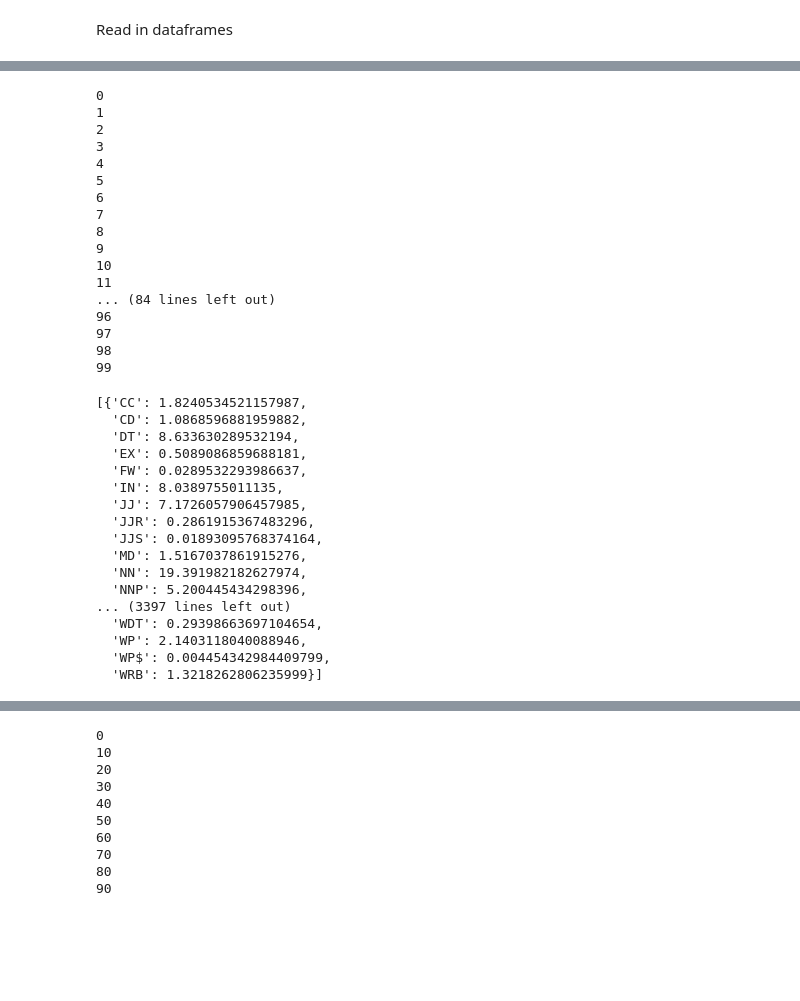
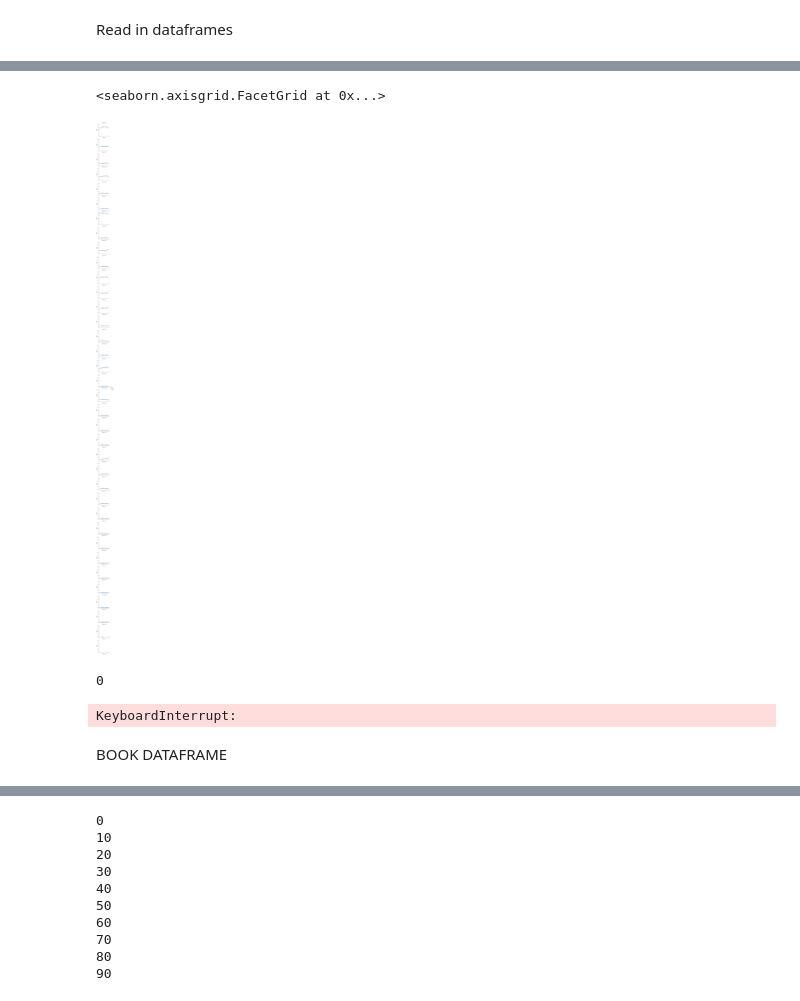
Before and after one commit to jgdenby/content-analysis-2018, a Jupyter notebook: ChildBookProject/FinalProj.ipynb, the cells around one changed output, grey strips where cells are left out. Drawn from its saved outputs; the diff is of its cells as text; code cells hidden in the pictures; blank space fills up the shorter version.

```diff
--- a/ChildBookProject/FinalProj.ipynb
+++ b/ChildBookProject/FinalProj.ipynb
@@ -183,0 +275,10 @@ n = 150
+# %%
+sessionavgcountsdf = pd.DataFrame()
+for i, r in sessionPOSdicts.iterrows():
+    sessiondf = pd.DataFrame.from_dict(r['avgPOS'], orient = 'index')
+    sessiondf.reset_index(inplace=True)
+    sessiondf['session'] = i
+    sessionavgcountsdf = sessionavgcountsdf.append(sessiondf)
+    sessionavgcountsdf.reset_index(inplace =True, drop=True)
+
+sessionavgcountsdf = sessionavgcountsdf.rename(columns = {'index':'POS', 0:'count'})
@@ -183,0 +296,8 @@ n = 150
+# %%
+bookavgavgPOSdf = pd.DataFrame.from_dict(bookavgavgPOSdict, orient = 'index')
+bookavgavgPOSdf.reset_index(inplace=True)
+bookavgavgPOSdf['session'] = 13 #stipulate books as their own session
+bookavgavgPOSdf['book'] = True
+bookavgavgPOSdf = bookavgavgPOSdf.rename(columns = {'index':'POS', 0:'count'})
+sessionavgcountsdf['book'] = False
+booksessionavgcountsdf = sessionavgcountsdf.append(bookavgavgPOSdf)
@@ -184,50 +315,22 @@ n = 150
+# %%
+g = sns.FacetGrid(booksessionavgcountsdf, row = 'POS', hue='book')
+g = g.map(plt.scatter, 'session', 'count')
+g.add_legend()
+# %% [output]
+<seaborn.axisgrid.FacetGrid at 0x...>
+[figure, added]
 # %%
 chatavgPOSdicts = []
 for i in range(100):
     if i % 10 == 0:
         print(i)
-    dict = averageSampleCounts(ldpdf, n)
-    chatavgPOSdicts.append(dict)
+    dikt = averageSampleCounts(ldpdf, n)
+    chatavgPOSdicts.append(dikt)
 
-chatavgavgPOSdict = getavgPOSdict(chatavgPOSdicts)
+#chatavgavgPOSdict = getavgPOSdict(chatavgPOSdicts)
 # %% [output]
 0
-1
-2
-3
-4
-5
-6
-7
-8
-9
-10
-11
-... (84 lines left out)
-96
-97
-98
-99
+KeyboardInterrupt:
-# %%
-chatavgPOSdicts
-# %% [output]
-[{'CC': 1.8240534521157987,
-  'CD': 1.0868596881959882,
-  'DT': 8.633630289532194,
-  'EX': 0.5089086859688181,
-  'FW': 0.0289532293986637,
-  'IN': 8.0389755011135,
-  'JJ': 7.1726057906457985,
-  'JJR': 0.2861915367483296,
-  'JJS': 0.01893095768374164,
-  'MD': 1.5167037861915276,
-  'NN': 19.391982182627974,
-  'NNP': 5.200445434298396,
-... (3397 lines left out)
-  'WDT': 0.29398663697104654,
-  'WP': 2.1403118040088946,
-  'WP$': 0.004454342984409799,
-  'WRB': 1.3218262806235999}]
 # %%
 chatPOSsterrs = {}
 for d in chatavgPOSdicts:
@@ -242,6 +345,8 @@ for k, v in chatPOSsterrs.items():
 chatPOSsterrs = getPOSsterrs(chatavgPOSdicts)
 # %%
 chatavgavgPOSdict = getavgPOSdict(chatavgPOSdicts)
+# %% [markdown]
+BOOK DATAFRAME
 # %%
 bookdf = pd.read_csv("bookdf.csv", index_col=0)
 
```
Also changed, not shown: parts of 35 cells of this notebook.
